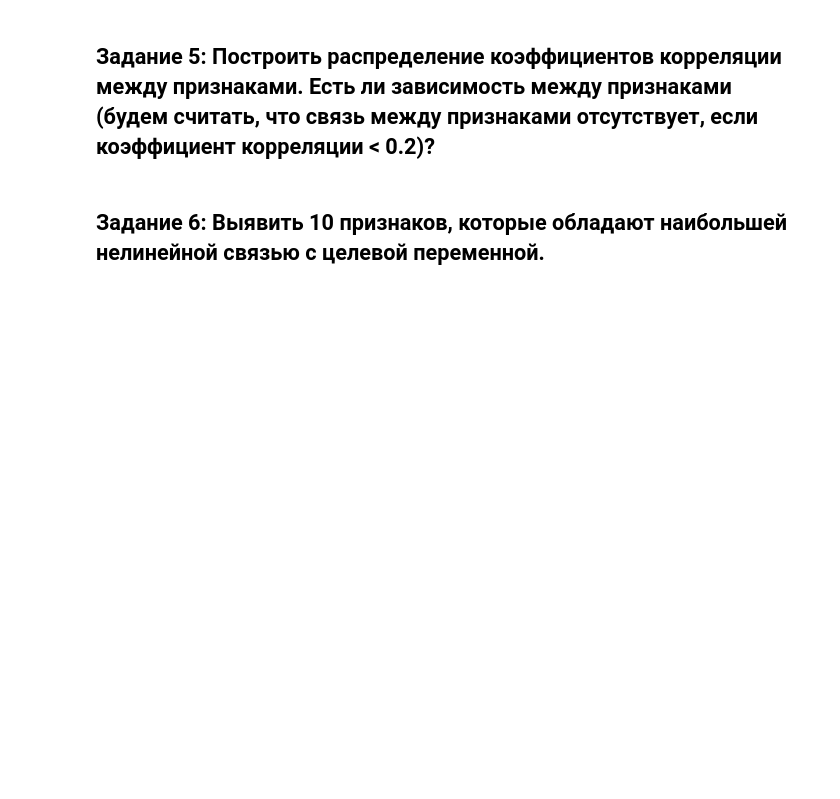
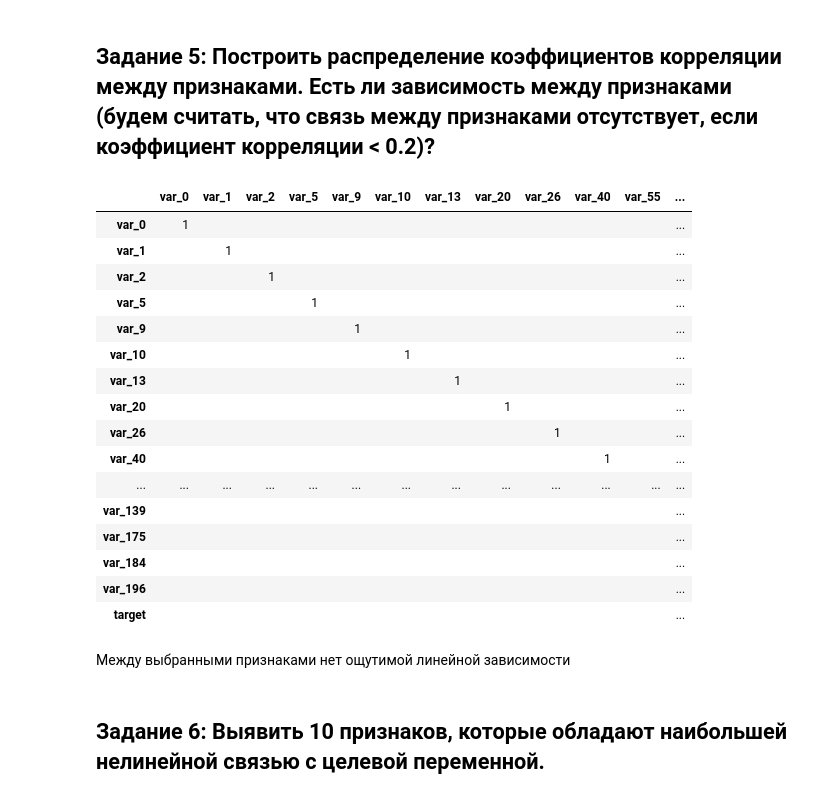
Before and after one commit to koryagin2006/GB_course_Sports_data_analysis, a Jupyter notebook: HW_1 Exploration Data Analysis.ipynb, the cells around one changed output. Saved outputs shown, nothing was run; the diff lists cells and outputs as text; code cells hidden in the pictures; blank space fills up the shorter version.

```diff
--- a/HW_1 Exploration Data Analysis.ipynb
+++ b/HW_1 Exploration Data Analysis.ipynb
@@ -188,4 +188,28 @@ sns.heatmap(correlation, square=True, vmax=0.8, cmap="viridis")
 # %% [markdown]
 ## Задание 5: Построить распределение коэффициентов корреляции между признаками. Есть ли зависимость между признаками (будем считать, что связь между признаками отсутствует, если коэффициент корреляции < 0.2)?
+# %%
+train_selected \
+        .corr()[correlation[:] > 0.2] \
+        .fillna("")
+# %% [output]
+|  | var_0 | var_1 | var_2 | var_5 | var_9 | var_10 | var_13 | var_20 | var_26 | var_40 | var_55 | ... |
+| var_0 | 1 |  |  |  |  |  |  |  |  |  |  | ... |
+| var_1 |  | 1 |  |  |  |  |  |  |  |  |  | ... |
+| var_2 |  |  | 1 |  |  |  |  |  |  |  |  | ... |
+| var_5 |  |  |  | 1 |  |  |  |  |  |  |  | ... |
+| var_9 |  |  |  |  | 1 |  |  |  |  |  |  | ... |
+| var_10 |  |  |  |  |  | 1 |  |  |  |  |  | ... |
+| var_13 |  |  |  |  |  |  | 1 |  |  |  |  | ... |
+| var_20 |  |  |  |  |  |  |  | 1 |  |  |  | ... |
+| var_26 |  |  |  |  |  |  |  |  | 1 |  |  | ... |
+| var_40 |  |  |  |  |  |  |  |  |  | 1 |  | ... |
+| ... | ... | ... | ... | ... | ... | ... | ... | ... | ... | ... | ... | ... |
+| var_139 |  |  |  |  |  |  |  |  |  |  |  | ... |
+| var_175 |  |  |  |  |  |  |  |  |  |  |  | ... |
+| var_184 |  |  |  |  |  |  |  |  |  |  |  | ... |
+| var_196 |  |  |  |  |  |  |  |  |  |  |  | ... |
+| target |  |  |  |  |  |  |  |  |  |  |  | ... |
+# %% [markdown]
+Между выбранными признаками нет ощутимой линейной зависимости
 # %% [markdown]
 ## Задание 6: Выявить 10 признаков, которые обладают наибольшей нелинейной связью с целевой переменной.
```
Also changed, not shown: parts of 14 cells of this notebook.
